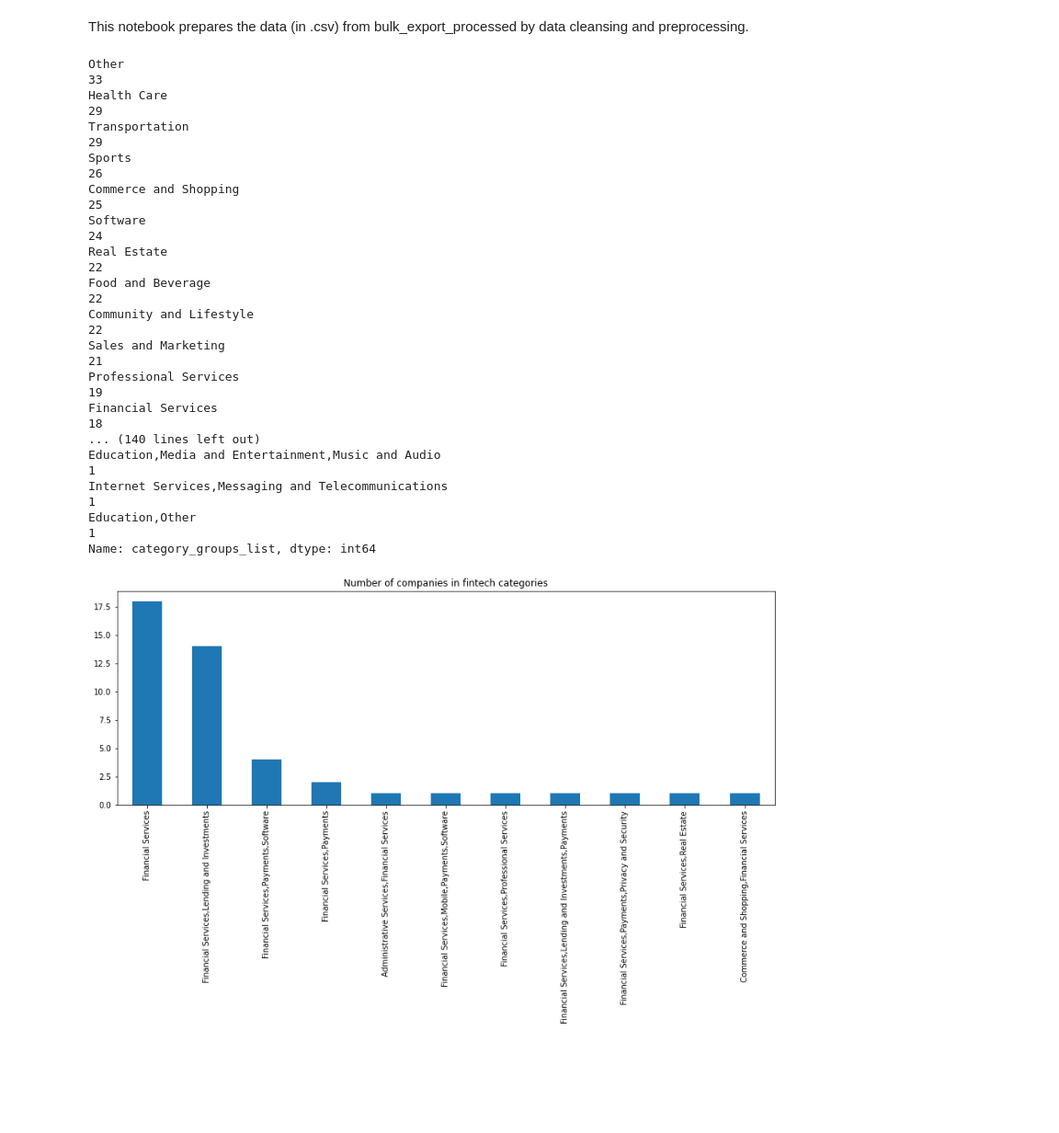
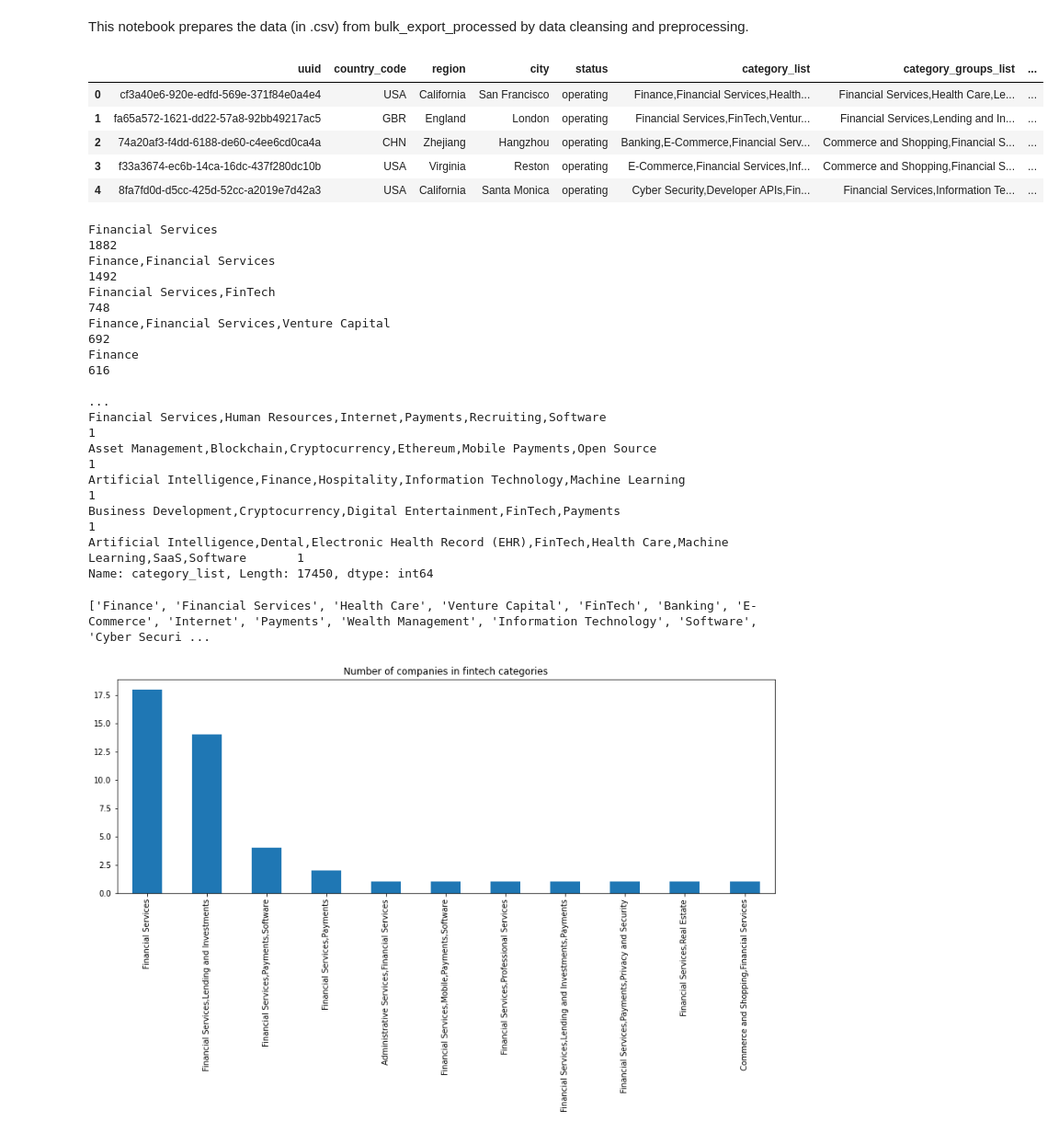
Before and after one commit to StardustLID/TEMG4952A-TEAM-5, a Jupyter notebook: data_visualization/input_prep.ipynb, the cells around one changed output. Shown at 92% size. Cells and saved outputs as stored; diff of their text form; code cells hidden in the pictures; blank space fills up the shorter version.

```diff
--- a/bulk_export_processed/input_prep.ipynb
+++ b/data_visualization/input_prep.ipynb
@@ -4,43 +4,42 @@ This notebook prepares the data (in .csv) from bulk_export_processed by data cle
 # import library
 import pandas as pd
 import numpy as np
-# import scipy.stats
-# import matplotlib
 import matplotlib.pyplot as plt
-# import seaborn as sns
 import math
 
-pd.set_option('display.max_columns', None,'display.max_row', None)
+# pd.set_option('display.max_columns', None,'display.max_row', None)
+pd.set_option('display.max_rows', 1000)
 
 default_figsize = (15,5)
 # %%
 # import category information
-df_category_groups = pd.read_csv("category_groups_processed.csv")
-df_funding_rounds = pd.read_csv("funding_rounds_processed.csv")
-# df_org_parents = pd.read_csv("org_parents_processed.csv")
+df_ctg = pd.read_csv("../bulk_export_processed/cleaned_csv/category_groups_cleaned.csv")
+df_fd_rd = pd.read_csv("../bulk_export_processed/cleaned_csv/funding_rounds_cleaned.csv")
+df_org = pd.read_csv("../bulk_export_processed/cleaned_csv/organizations_cleaned.csv")
 # %%
-# df_org_parents.info()
-# df_org_parents.describe
 # df_category_groups.head()
+df_org.head()
+# %% [output]
+|  | uuid | country_code | region | city | status | category_list | category_groups_list | ... |
+| 0 | cf3a40e6-920e-edfd-569e-371f84e0a4e4 | USA | California | San Francisco | operating | Finance,Financial Services,Health... | Financial Services,Health Care,Le... | ... |
+| 1 | fa65a572-1621-dd22-57a8-92bb49217ac5 | GBR | England | London | operating | Financial Services,FinTech,Ventur... | Financial Services,Lending and In... | ... |
+| 2 | 74a20af3-f4dd-6188-de60-c4ee6cd0ca4a | CHN | Zhejiang | Hangzhou | operating | Banking,E-Commerce,Financial Serv... | Commerce and Shopping,Financial S... | ... |
+| 3 | f33a3674-ec6b-14ca-16dc-437f280dc10b | USA | Virginia | Reston | operating | E-Commerce,Financial Services,Inf... | Commerce and Shopping,Financial S... | ... |
+| 4 | 8fa7fd0d-d5cc-425d-52cc-a2019e7d42a3 | USA | California | Santa Monica | operating | Cyber Security,Developer APIs,Fin... | Financial Services,Information Te... | ... |
 # %%
 # count the values of categories
-category_count_series = df_category_groups['category_groups_list'].value_counts()
-print(category_count_series)
+org_series = df_org['category_list'].value_counts()
+print(org_series)
 # %% [output]
-Other                                                                                          33
-Health Care                                                                                    29
-Transportation                                                                                 29
-Sports                                                                                         26
-Commerce and Shopping                                                                          25
-Software                                                                                       24
-Real Estate                                                                                    22
-Food and Beverage                                                                              22
-Community and Lifestyle                                                                        22
-Sales and Marketing                                                                            21
-Professional Services                                                                          19
-Financial Services                                                                             18
-... (140 lines left out)
-Education,Media and Entertainment,Music and Audio                                               1
-Internet Services,Messaging and Telecommunications                                              1
-Education,Other                                                                                 1
-Name: category_groups_list, dtype: int64
+Financial Services                                                                                                  1882
+Finance,Financial Services                                                                                          1492
+Financial Services,FinTech                                                                                           748
+Finance,Financial Services,Venture Capital                                                                           692
+Finance                                                                                                              616
+                                                                                                                    ...
+Financial Services,Human Resources,Internet,Payments,Recruiting,Software                                               1
+Asset Management,Blockchain,Cryptocurrency,Ethereum,Mobile Payments,Open Source                                        1
+Artificial Intelligence,Finance,Hospitality,Information Technology,Machine Learning                                    1
+Business Development,Cryptocurrency,Digital Entertainment,FinTech,Payments                                             1
+Artificial Intelligence,Dental,Electronic Health Record (EHR),FinTech,Health Care,Machine Learning,SaaS,Software       1
+Name: category_list, Length: 17450, dtype: int64
@@ -47,2 +51,6 @@ Name: category_groups_list, dtype: int64
+# %%
+print(keyword_set)
+# %% [output]
+['Finance', 'Financial Services', 'Health Care', 'Venture Capital', 'FinTech', 'Banking', 'E-Commerce', 'Internet', 'Payments', 'Wealth Management', 'Information Technology', 'Software', 'Cyber Securi ...
 # %%
 # use keyword to search for relevant categories
```
Also changed, not shown: parts of 2 cells of this notebook, 3 other files.
